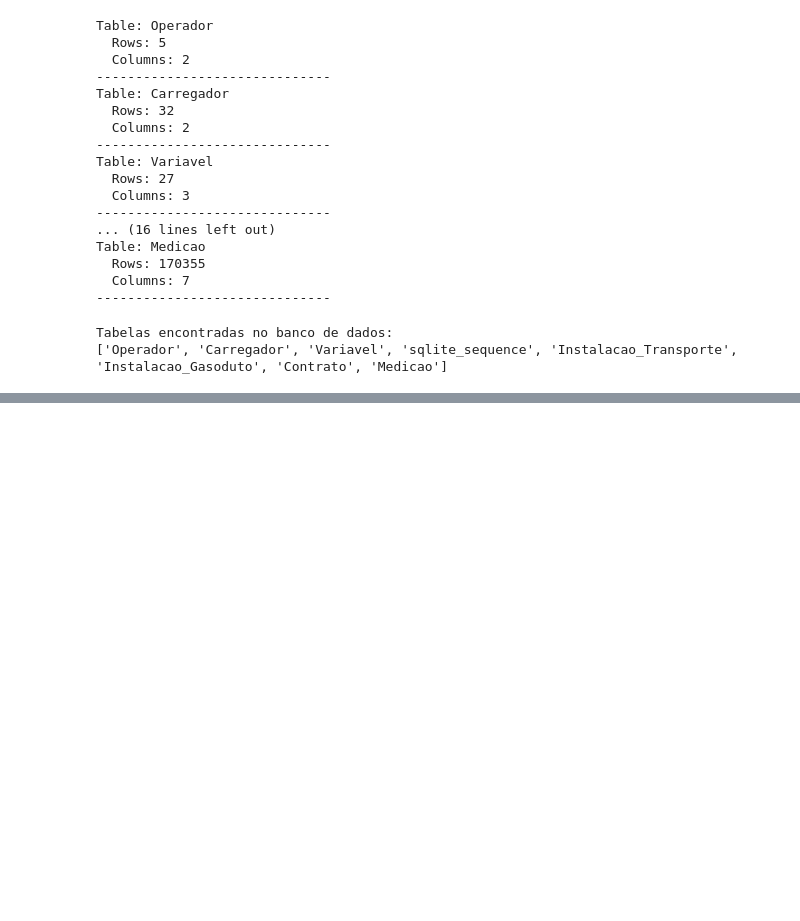
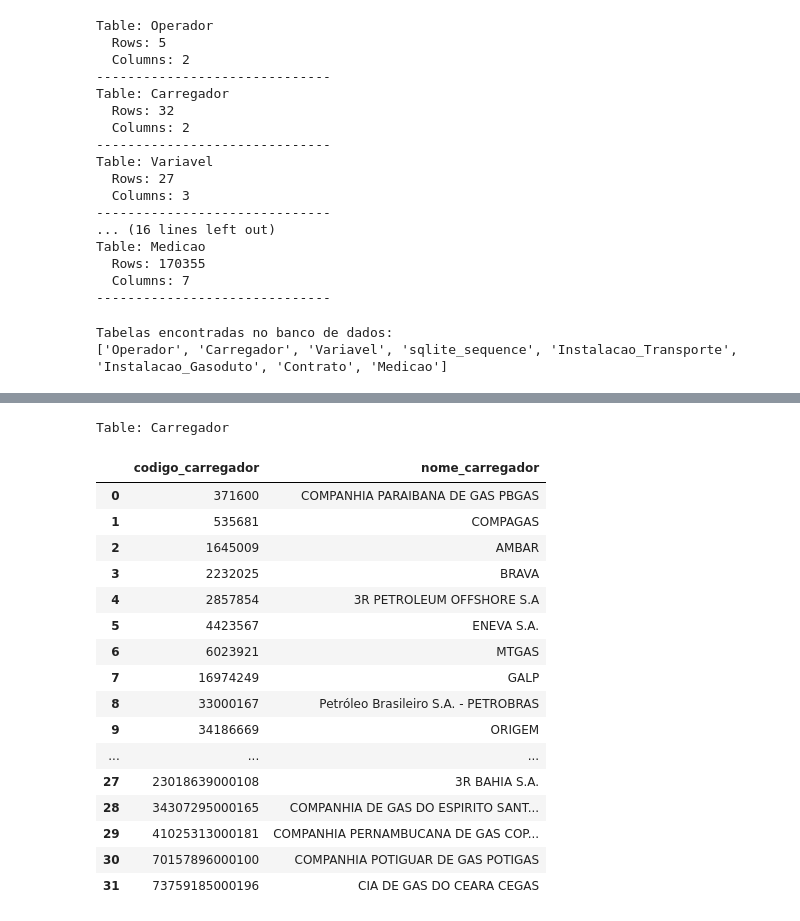
Before and after one commit to RaphaelLeivas/ibd-2025-1, a Jupyter notebook: TP2/Normalização.ipynb, the cells around one changed output, grey strips where cells are left out. Drawn from its saved outputs; the diff is of its cells as text; code cells hidden in the pictures; blank space fills up the shorter version.

```diff
--- a/TP2/Normalização.ipynb
+++ b/TP2/Normalização.ipynb
@@ -944,0 +930,24 @@ ValueError: The python kernel does not appear to be a conda environment.  Please
+# %%
+# Step 4: Close connection
+df = pd.read_sql_query(f"SELECT * FROM Carregador", conn)
+print(f"Table: Carregador")
+df
+# %% [output]
+Table: Carregador
+|  | codigo_carregador | nome_carregador |
+| 0 | 371600 | COMPANHIA PARAIBANA DE GAS PBGAS |
+| 1 | 535681 | COMPAGAS |
+| 2 | 1645009 | AMBAR |
+| 3 | 2232025 | BRAVA |
+| 4 | 2857854 | 3R PETROLEUM OFFSHORE S.A |
+| 5 | 4423567 | ENEVA S.A. |
+| 6 | 6023921 | MTGAS |
+| 7 | 16974249 | GALP |
+| 8 | 33000167 | Petróleo Brasileiro S.A. - PETROBRAS |
+| 9 | 34186669 | ORIGEM |
+| ... | ... | ... |
+| 27 | 23018639000108 | 3R BAHIA S.A. |
+| 28 | 34307295000165 | COMPANHIA DE GAS DO ESPIRITO SANT... |
+| 29 | 41025313000181 | COMPANHIA PERNAMBUCANA DE GAS COP... |
+| 30 | 70157896000100 | COMPANHIA POTIGUAR DE GAS POTIGAS |
+| 31 | 73759185000196 | CIA DE GAS DO CEARA CEGAS |
```
Also changed, not shown: parts of 10 cells of this notebook, 1 other file.
